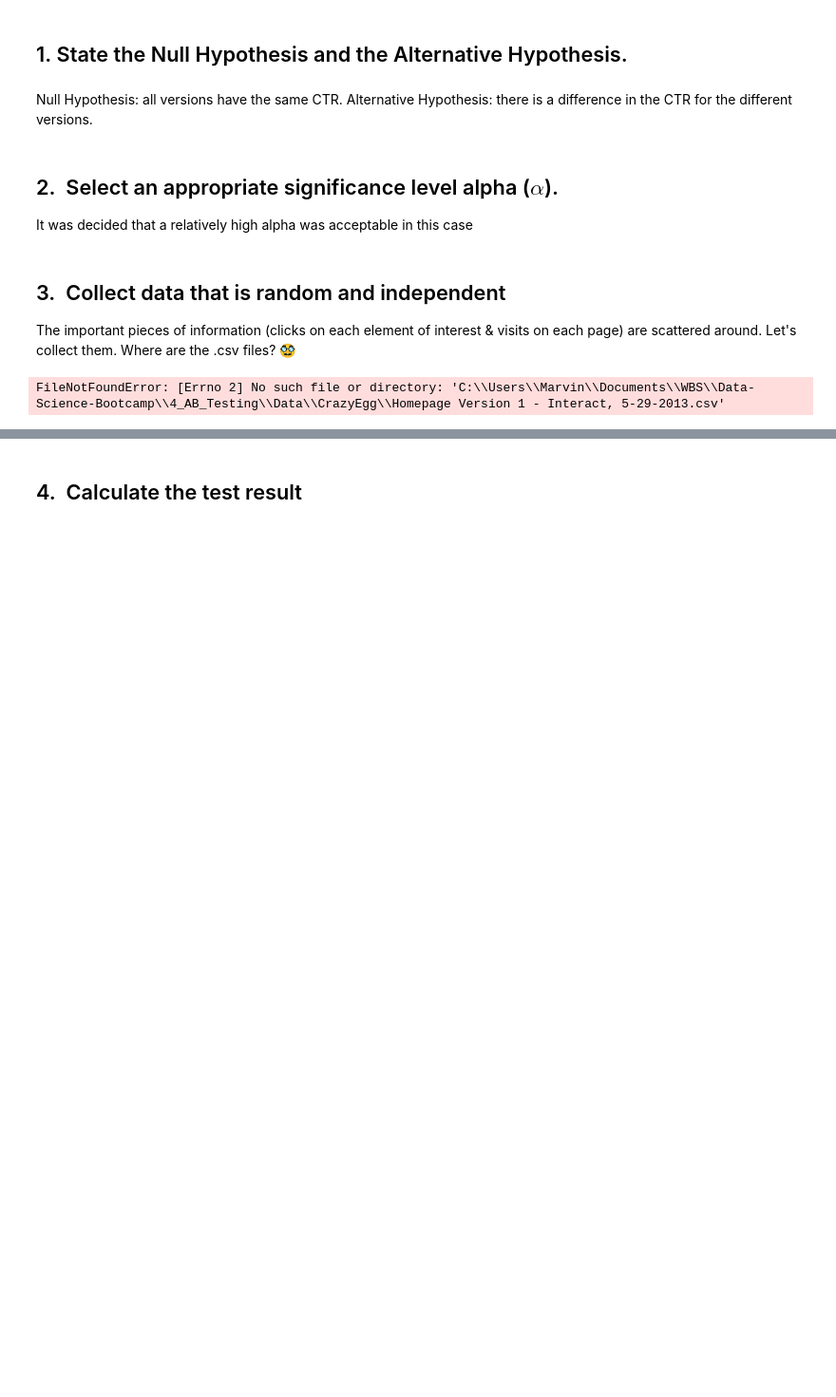
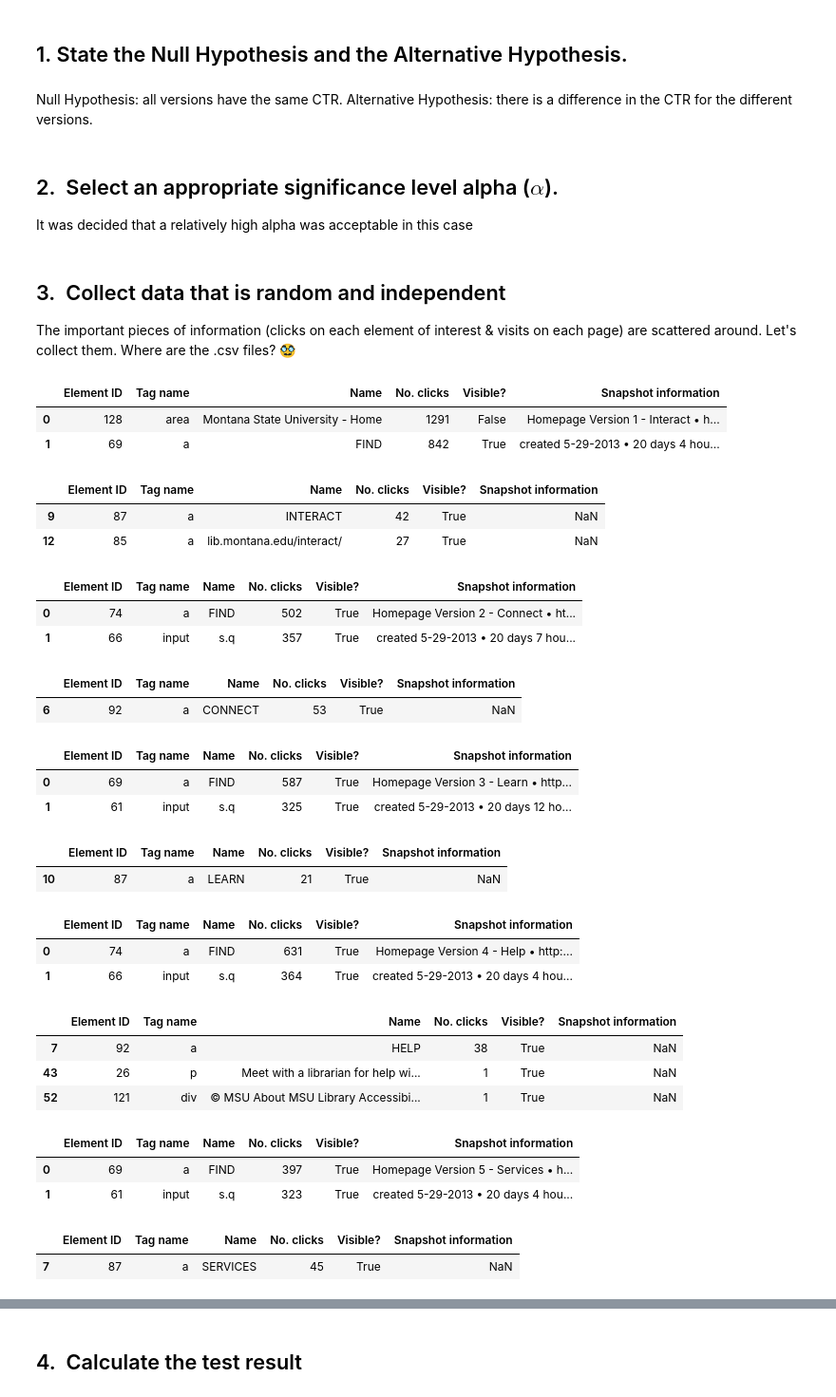
Before and after one commit to lippsmar/Data-Science-Bootcamp, a Jupyter notebook: 4_AB_Testing/Notebooks/4.1.7_montana_case_structure.ipynb, the cells around one changed output, grey strips where cells are left out. Shown at 95% size. Cells and saved outputs as stored; diff of their text form; code cells hidden in the pictures; blank space fills up the shorter version.

```diff
--- a/4_AB_Testing/Notebooks/4.1.7_montana_case_structure.ipynb
+++ b/4_AB_Testing/Notebooks/4.1.7_montana_case_structure.ipynb
@@ -24,7 +24,69 @@ alpha = 0.1
 ## 3.&nbsp; Collect data that is random and independent
 
 The important pieces of information (clicks on each element of interest & visits on each page) are scattered around. Let's collect them. Where are the .csv files? 🥸
-# %%
-data = pd.read_csv('C:\\Users\\Marvin\\Documents\\WBS\\Data-Science-Bootcamp\\4_AB_Testing\\Data\\CrazyEgg\\Homepage Version 1 - Interact, 5-29-2013.csv')
-# %% [output]
-FileNotFoundError: [Errno 2] No such file or directory: 'C:\\Users\\Marvin\\Documents\\WBS\\Data-Science-Bootcamp\\4_AB_Testing\\Data\\CrazyEgg\\Homepage Version 1 - Interact, 5-29-2013.csv'
+# %%
+interact = pd.read_csv(r'C:\Users\Marvin\Documents\WBS\Data-Science-Bootcamp\4_AB_Testing\Data\CrazyEgg\Homepage Version 1 - Interact, 5-29-2013\Element list Homepage Version 1 - Interact, 5-29-2013.csv')
+connect = pd.read_csv(r'C:\Users\Marvin\Documents\WBS\Data-Science-Bootcamp\4_AB_Testing\Data\CrazyEgg\Homepage Version 2 - Connect, 5-29-2013\Element list Homepage Version 2 - Connect, 5-29-2013.csv')
+learn = pd.read_csv(r'C:\Users\Marvin\Documents\WBS\Data-Science-Bootcamp\4_AB_Testing\Data\CrazyEgg\Homepage Version 3 - Learn, 5-29-2013\Element list Homepage Version 3 - Learn, 5-29-2013.csv')
+help = pd.read_csv(r'C:\Users\Marvin\Documents\WBS\Data-Science-Bootcamp\4_AB_Testing\Data\CrazyEgg\Homepage Version 4 - Help, 5-29-2013\Element list Homepage Version 4 - Help, 5-29-2013.csv')
+services = pd.read_csv(r'C:\Users\Marvin\Documents\WBS\Data-Science-Bootcamp\4_AB_Testing\Data\CrazyEgg\Homepage Version 5 - Services, 5-29-2013\Element list Homepage Version 5 - Services, 5-29-2013.csv')
+# %%
+pd.set_option('display.max_colwidth', None)  # Setze die maximale Breite der Spalten auf None, sodass sie automatisch umbrochen werden
+# %%
+interact.head(2)
+# %% [output]
+|  | Element ID | Tag name | Name | No. clicks | Visible? | Snapshot information |
+| 0 | 128 | area | Montana State University - Home | 1291 | False | Homepage Version 1 - Interact • h... |
+| 1 | 69 | a | FIND | 842 | True | created 5-29-2013 • 20 days 4 hou... |
+# %%
+interact.loc[interact['Name'].str.contains('interact', case=False)]
+# %% [output]
+|  | Element ID | Tag name | Name | No. clicks | Visible? | Snapshot information |
+| 9 | 87 | a | INTERACT | 42 | True | NaN |
+| 12 | 85 | a | lib.montana.edu/interact/ | 27 | True | NaN |
+# %%
+connect.head(2)
+# %% [output]
+|  | Element ID | Tag name | Name | No. clicks | Visible? | Snapshot information |
+| 0 | 74 | a | FIND | 502 | True | Homepage Version 2 - Connect • ht... |
+| 1 | 66 | input | s.q | 357 | True | created 5-29-2013 • 20 days 7 hou... |
+# %%
+connect.loc[connect['Name'].str.contains('connect', case=False)]
+# %% [output]
+|  | Element ID | Tag name | Name | No. clicks | Visible? | Snapshot information |
+| 6 | 92 | a | CONNECT | 53 | True | NaN |
+# %%
+learn.head(2)
+# %% [output]
+|  | Element ID | Tag name | Name | No. clicks | Visible? | Snapshot information |
+| 0 | 69 | a | FIND | 587 | True | Homepage Version 3 - Learn • http... |
+| 1 | 61 | input | s.q | 325 | True | created 5-29-2013 • 20 days 12 ho... |
+# %%
+learn.loc[learn['Name'].str.contains('learn', case=False)]
+# %% [output]
+|  | Element ID | Tag name | Name | No. clicks | Visible? | Snapshot information |
+| 10 | 87 | a | LEARN | 21 | True | NaN |
+# %%
+help.head(2)
+# %% [output]
+|  | Element ID | Tag name | Name | No. clicks | Visible? | Snapshot information |
+| 0 | 74 | a | FIND | 631 | True | Homepage Version 4 - Help • http:... |
+| 1 | 66 | input | s.q | 364 | True | created 5-29-2013 • 20 days 4 hou... |
+# %%
+help.loc[help['Name'].str.contains('help', case=False)]
+# %% [output]
+|  | Element ID | Tag name | Name | No. clicks | Visible? | Snapshot information |
+| 7 | 92 | a | HELP | 38 | True | NaN |
+| 43 | 26 | p | Meet with a librarian for help wi... | 1 | True | NaN |
+| 52 | 121 | div | © MSU About MSU Library Accessibi... | 1 | True | NaN |
+# %%
+services.head(2)
+# %% [output]
+|  | Element ID | Tag name | Name | No. clicks | Visible? | Snapshot information |
+| 0 | 69 | a | FIND | 397 | True | Homepage Version 5 - Services • h... |
+| 1 | 61 | input | s.q | 323 | True | created 5-29-2013 • 20 days 4 hou... |
+# %%
+services.loc[services['Name'].str.contains('services', case=False)]
+# %% [output]
+|  | Element ID | Tag name | Name | No. clicks | Visible? | Snapshot information |
+| 7 | 87 | a | SERVICES | 45 | True | NaN |
```
Also changed, not shown: parts of 6 cells of this notebook.
